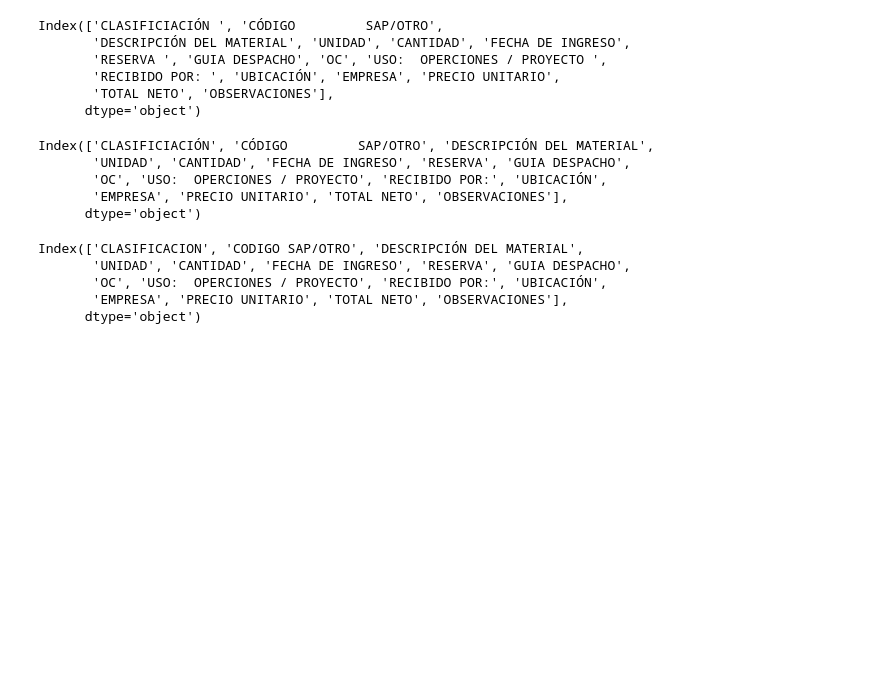
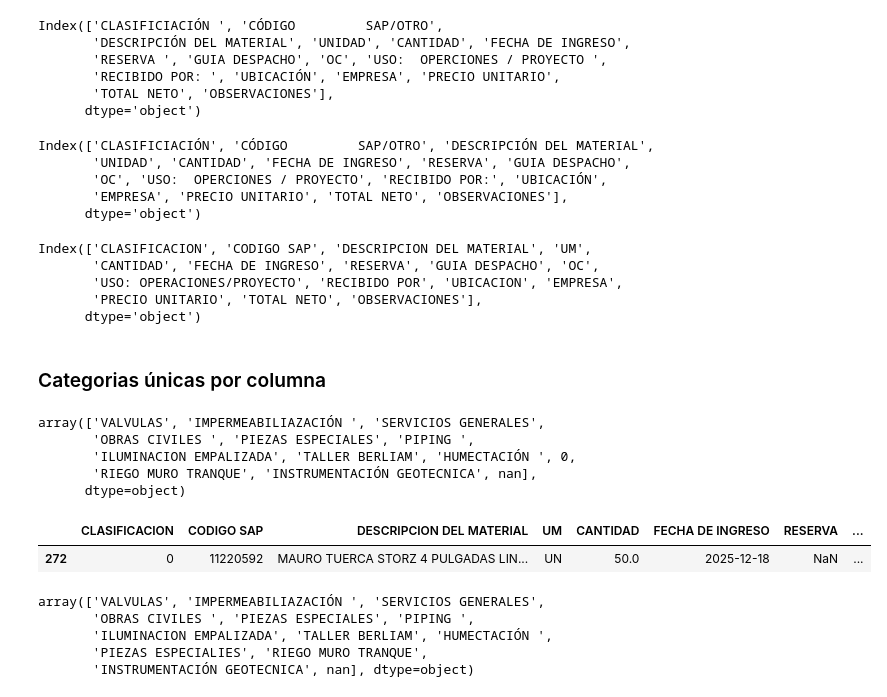
Before and after one commit to farodd/proyecto-inventario, a Jupyter notebook: notebooks/etl_ingresos.ipynb, the cells around one changed output. Drawn from its saved outputs; the diff is of its cells as text; code cells hidden in the pictures; blank space fills up the shorter version.

```diff
--- a/notebooks/etl_ingresos.ipynb
+++ b/notebooks/etl_ingresos.ipynb
@@ -6,7 +6,7 @@ import sqlite3
 # %% [markdown]
 # Ingesta de datos
 # %%
-ingresos = pd.read_excel("data\INSUMOS OPERACIONALES STOCK RELIX.xlsx", sheet_name='INGRESO', skiprows=9)
+ingresos = pd.read_excel("..\data\INSUMOS OPERACIONALES STOCK RELIX.xlsx", sheet_name='INGRESO', skiprows=9)
 # %%
 ingresos.head()
 # %% [output]
@@ -47,11 +51,34 @@ Index(['CLASIFICIACIÓN', 'CÓDIGO         SAP/OTRO', 'DESCRIPCIÓN DEL MATERIAL
        'EMPRESA', 'PRECIO UNITARIO', 'TOTAL NETO', 'OBSERVACIONES'],
       dtype='object')
 # %%
-ingresos = ingresos.rename(columns={'CÓDIGO         SAP/OTRO': 'CODIGO SAP/OTRO', 'CLASIFICIACIÓN': 'CLASIFICACION'})
+# Estandarización de nombre de columnas y eliminación de espacios
+ingresos = ingresos.rename(columns={'CÓDIGO         SAP/OTRO': 'CODIGO SAP',
+                                    'CLASIFICIACIÓN': 'CLASIFICACION',
+                                    'DESCRIPCIÓN DEL MATERIAL': 'DESCRIPCION DEL MATERIAL',
+                                    'UNIDAD': 'UM',
+                                    'UBICACIÓN': 'UBICACION',
+                                    'RECIBIDO POR:': 'RECIBIDO POR',
+                                    'USO:  OPERCIONES / PROYECTO': 'USO: OPERACIONES/PROYECTO',
+                                    })
 ingresos.columns
 # %% [output]
-Index(['CLASIFICACION', 'CODIGO SAP/OTRO', 'DESCRIPCIÓN DEL MATERIAL',
-       'UNIDAD', 'CANTIDAD', 'FECHA DE INGRESO', 'RESERVA', 'GUIA DESPACHO',
-       'OC', 'USO:  OPERCIONES / PROYECTO', 'RECIBIDO POR:', 'UBICACIÓN',
-       'EMPRESA', 'PRECIO UNITARIO', 'TOTAL NETO', 'OBSERVACIONES'],
+Index(['CLASIFICACION', 'CODIGO SAP', 'DESCRIPCION DEL MATERIAL', 'UM',
+       'CANTIDAD', 'FECHA DE INGRESO', 'RESERVA', 'GUIA DESPACHO', 'OC',
+       'USO: OPERACIONES/PROYECTO', 'RECIBIDO POR', 'UBICACION', 'EMPRESA',
+       'PRECIO UNITARIO', 'TOTAL NETO', 'OBSERVACIONES'],
       dtype='object')
+# %% [markdown]
+### Categorias únicas por columna
+# %%
+ingresos['CLASIFICACION'].unique()
+# %% [output]
+array(['VALVULAS', 'IMPERMEABILIAZACIÓN ', 'SERVICIOS GENERALES',
+       'OBRAS CIVILES ', 'PIEZAS ESPECIALES', 'PIPING ',
+       'ILUMINACION EMPALIZADA', 'TALLER BERLIAM', 'HUMECTACIÓN ', 0,
+       'RIEGO MURO TRANQUE', 'INSTRUMENTACIÓN GEOTECNICA', nan],
+      dtype=object)
+# %%
+ingresos[ingresos['CLASIFICACION'] == 0]
+# %% [output]
+|  | CLASIFICACION | CODIGO SAP | DESCRIPCION DEL MATERIAL | UM | CANTIDAD | FECHA DE INGRESO | RESERVA | ... |
+| 272 | 0 | 11220592 | MAURO TUERCA STORZ 4 PULGADAS LIN... | UN | 50.0 | 2025-12-18 | NaN | ... |
@@ -57,0 +87,8 @@ Index(['CLASIFICACION', 'CODIGO SAP/OTRO', 'DESCRIPCIÓN DEL MATERIAL',
+# %%
+ingresos['CLASIFICACION'].unique()
+# %% [output]
+array(['VALVULAS', 'IMPERMEABILIAZACIÓN ', 'SERVICIOS GENERALES',
+       'OBRAS CIVILES ', 'PIEZAS ESPECIALES', 'PIPING ',
+       'ILUMINACION EMPALIZADA', 'TALLER BERLIAM', 'HUMECTACIÓN ',
+       'PIEZAS ESPECIALIES', 'RIEGO MURO TRANQUE',
+       'INSTRUMENTACIÓN GEOTECNICA', nan], dtype=object)
```
Also changed, not shown: parts of 25 cells of this notebook.
